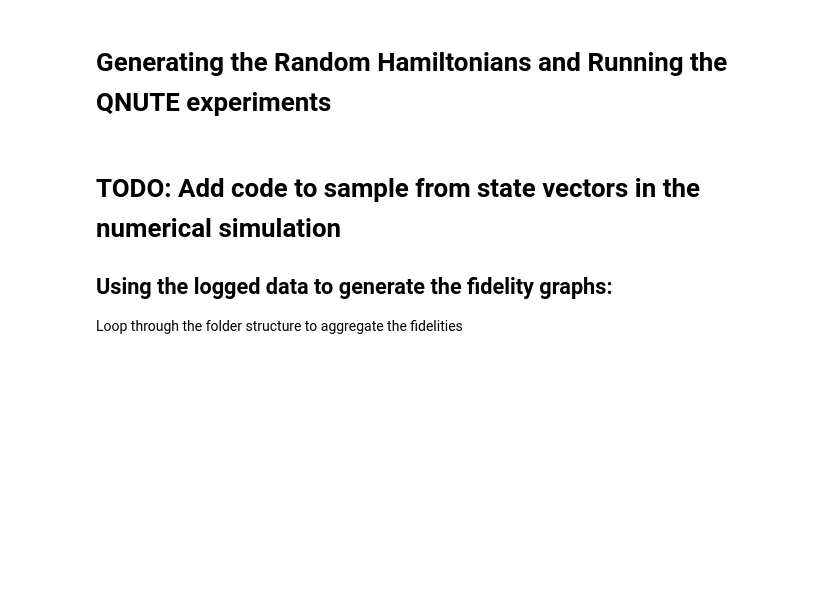
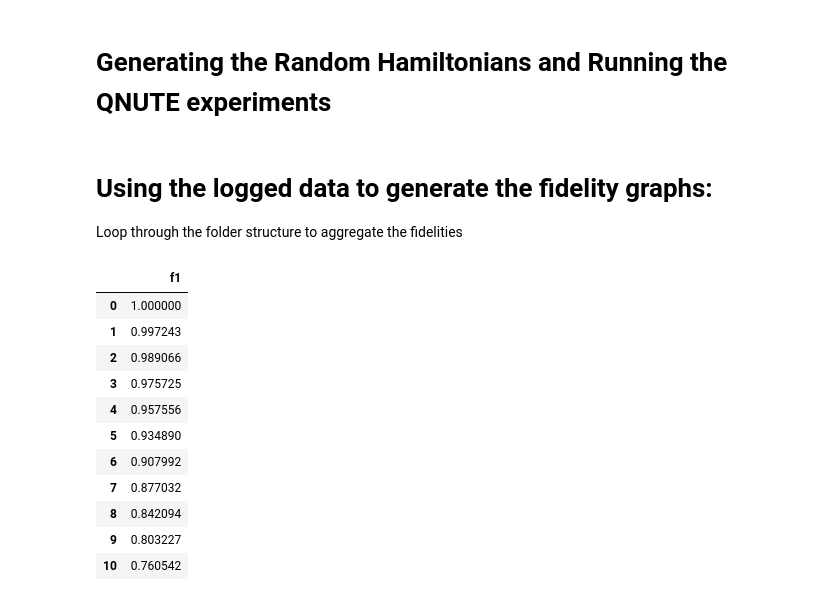
Before and after one commit to KnightShuffler/Quantum-Non-Unitary-Time-Evolution-Public-, a Jupyter notebook: Sandbox Notebooks/Figure scripts.ipynb, the cells around one changed output. Drawn from its saved outputs; the diff is of its cells as text; code cells hidden in the pictures; blank space fills up the shorter version.

```diff
--- a/Sandbox Notebooks/Figure scripts.ipynb
+++ b/Sandbox Notebooks/Figure scripts.ipynb
@@ -316,4 +316,18 @@ finally:
 # %% [markdown]
-# TODO: Add code to sample from state vectors in the numerical simulation
-## Using the logged data to generate the fidelity graphs:
+# Using the logged data to generate the fidelity graphs:
 Loop through the folder structure to aggregate the fidelities
+# %%
+pd.read_csv(instance_path+'fidelity_to_taylor.csv',usecols=['f1'],names=['t','f1'],header=0)
+# %% [output]
+|  | f1 |
+| 0 | 1.000000 |
+| 1 | 0.997243 |
+| 2 | 0.989066 |
+| 3 | 0.975725 |
+| 4 | 0.957556 |
+| 5 | 0.934890 |
+| 6 | 0.907992 |
+| 7 | 0.877032 |
+| 8 | 0.842094 |
+| 9 | 0.803227 |
+| 10 | 0.760542 |
```
Also changed, not shown: parts of 6 cells of this notebook.
